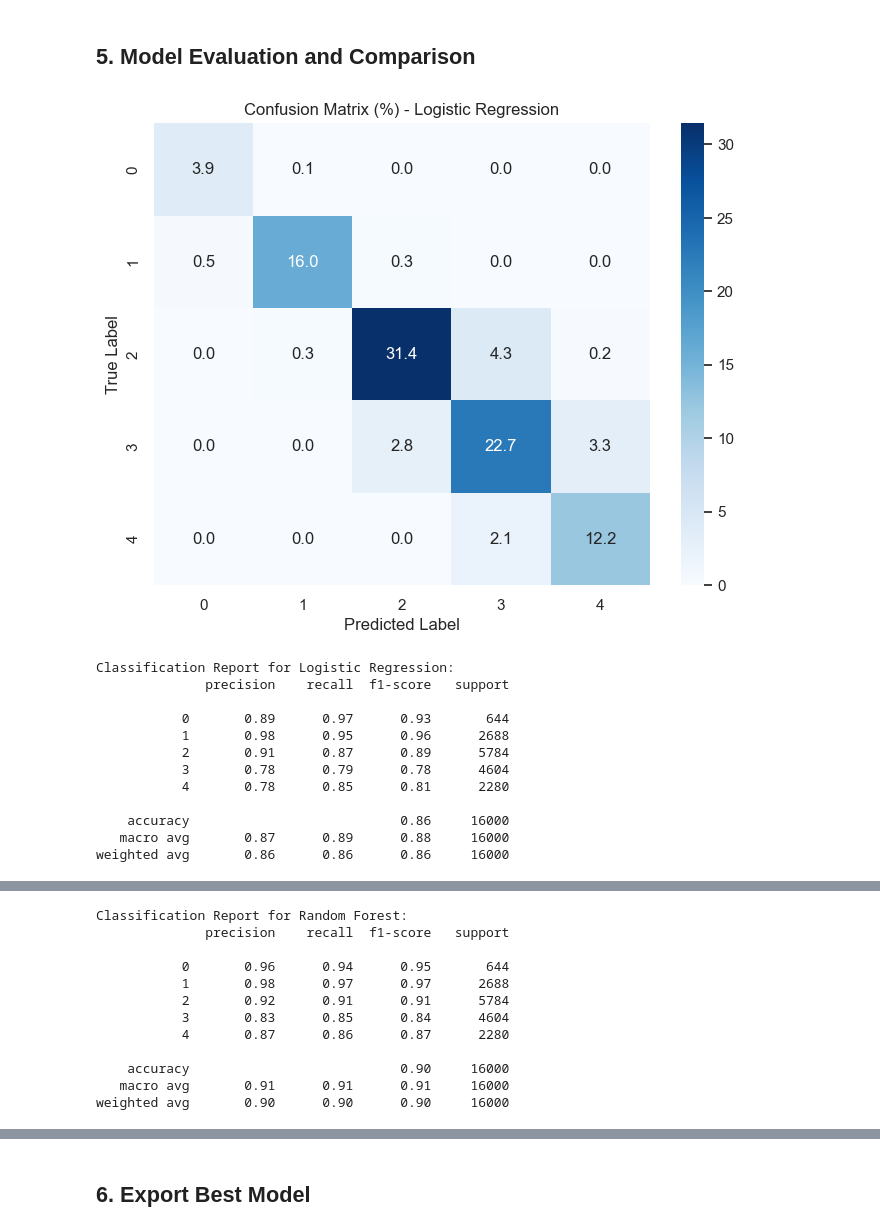
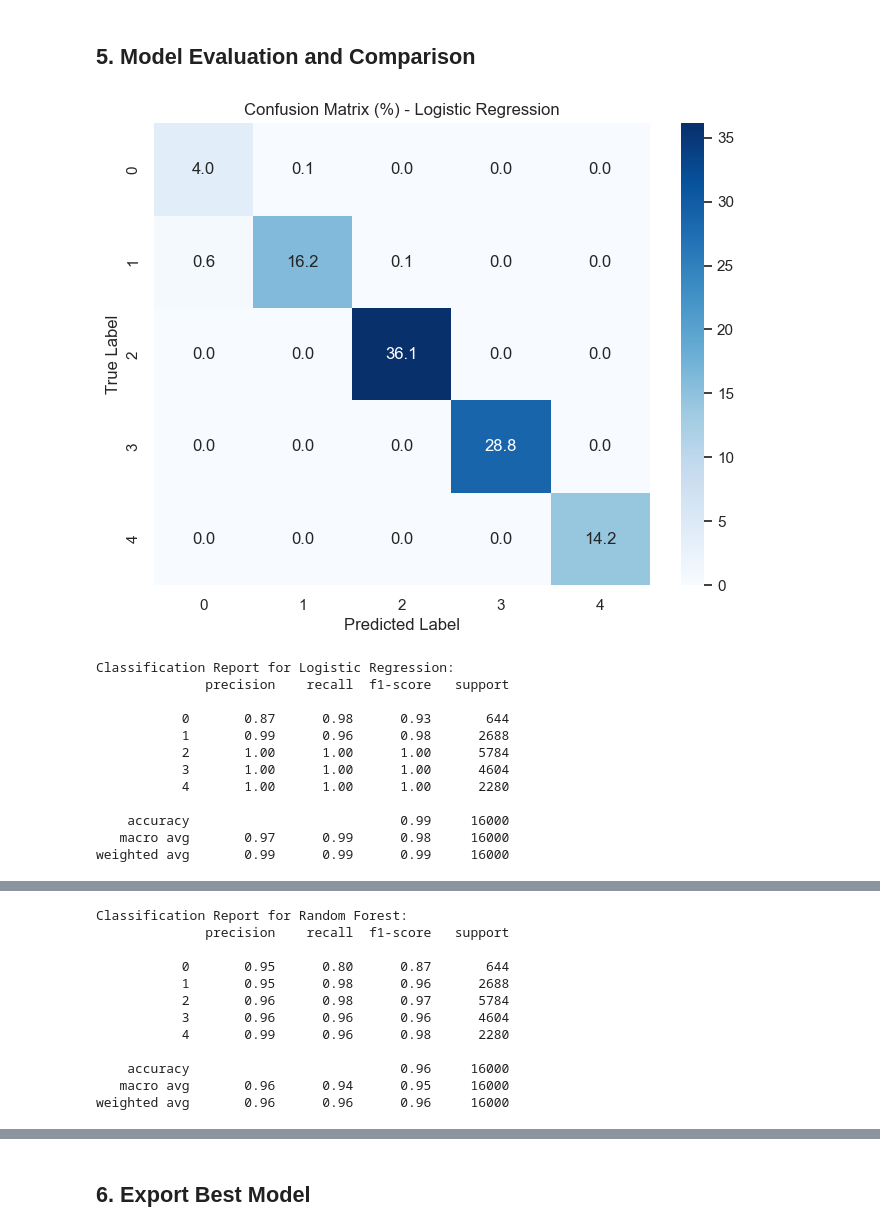
Before and after one commit to ztongg-str/lifier_py_project, a Jupyter notebook: y2-t2.ipynb, the cells around one changed output, grey strips where cells are left out. Saved outputs shown, nothing was run; the diff lists cells and outputs as text; code cells hidden in the pictures.

```diff
--- a/y2-t2.ipynb
+++ b/y2-t2.ipynb
@@ -156,3 +269,10 @@ feature_builder = FeatureBuilder(preprocessors)
+# %%
+# Split train data into train and validation sets
+leak_cols = ['ed_los_hours', 'disposition', TARGET]
+X = train_data.drop(columns=[c for c in leak_cols if c in train_data.columns])
+y = train_data[TARGET] - 1
+X_train, X_val, y_train, y_val = train_test_split(X, y, test_size=TEST_SIZE, random_state=SEED, stratify=y)
+X_test = test_data.drop(columns=[c for c in leak_cols if c in test_data.columns], errors='ignore')
 # %%
 # Check unique values in y_train
 print("Unique values in y_train:", np.unique(y_train))
@@ -160,11 +280,8 @@ print("Unique values in y_train:", np.unique(y_train))
 Unique values in y_train: [0 1 2 3 4]
 # %%
 # Build features using OOP pipeline
-X_train_features = feature_builder.build(X_train)
-X_val_features = feature_builder.build(X_val)
-X_test_features = feature_builder.build(X_test)
-
-print(f"Training features shape: {X_train_features.shape}")
-print(f"Validation features shape: {X_val_features.shape}")
-print(f"Test features shape: {X_test_features.shape}")
+feature_builder.fit(X_train)
+X_train_features = feature_builder.transform(X_train)
+X_val_features = feature_builder.transform(X_val)
+X_test_features = feature_builder.transform(X_test)
 # %% [output]
@@ -181,7 +412,7 @@ Unique values in y_train_processed: [0 1 2 3 4]
 # %%
 # Initialize and train models using OOP ModelTrainer
 model_trainer = ModelTrainer()
-trained_models = model_trainer.train_models(X_train_processed, y_train_processed)
+trained_models = model_trainer.train_models(X_train_features, y_train)
 print("Trained models:", list(trained_models.keys()))
 # %% [output]
 Training Logistic Regression...
@@ -193,20 +424,20 @@ Trained models: ['Logistic Regression', 'Random Forest', 'XGBoost']
 # %%
 # Evaluate models using OOP ModelEvaluator
 model_evaluator = ModelEvaluator()
-evaluation_results = model_evaluator.evaluate_models(trained_models, X_val_processed, y_val)
+evaluation_results = model_evaluator.evaluate_models(trained_models, X_val_features, y_val)
 print("\nModel Evaluation Results:")
 print(evaluation_results)
 # %% [output]
-[figure, old version]
+[figure, new version]
 Classification Report for Logistic Regression:
               precision    recall  f1-score   support
 
-           0       0.89      0.97      0.93       644
-           1       0.98      0.95      0.96      2688
-           2       0.91      0.87      0.89      5784
-           3       0.78      0.79      0.78      4604
-           4       0.78      0.85      0.81      2280
+           0       0.87      0.98      0.93       644
+           1       0.99      0.96      0.98      2688
+           2       1.00      1.00      1.00      5784
+           3       1.00      1.00      1.00      4604
+           4       1.00      1.00      1.00      2280
 
-    accuracy                           0.86     16000
-   macro avg       0.87      0.89      0.88     16000
-weighted avg       0.86      0.86      0.86     16000
+    accuracy                           0.99     16000
+   macro avg       0.97      0.99      0.98     16000
+weighted avg       0.99      0.99      0.99     16000
@@ -214,12 +445,12 @@ weighted avg       0.86      0.86      0.86     16000
 Classification Report for Random Forest:
               precision    recall  f1-score   support
 
-           0       0.96      0.94      0.95       644
-           1       0.98      0.97      0.97      2688
-           2       0.92      0.91      0.91      5784
-           3       0.83      0.85      0.84      4604
-           4       0.87      0.86      0.87      2280
+           0       0.95      0.80      0.87       644
+           1       0.95      0.98      0.96      2688
+           2       0.96      0.98      0.97      5784
+           3       0.96      0.96      0.96      4604
+           4       0.99      0.96      0.98      2280
 
-    accuracy                           0.90     16000
-   macro avg       0.91      0.91      0.91     16000
-weighted avg       0.90      0.90      0.90     16000
+    accuracy                           0.96     16000
+   macro avg       0.96      0.94      0.95     16000
+weighted avg       0.96      0.96      0.96     16000
```
Also changed, not shown: parts of 47 cells of this notebook, 29 other files.
